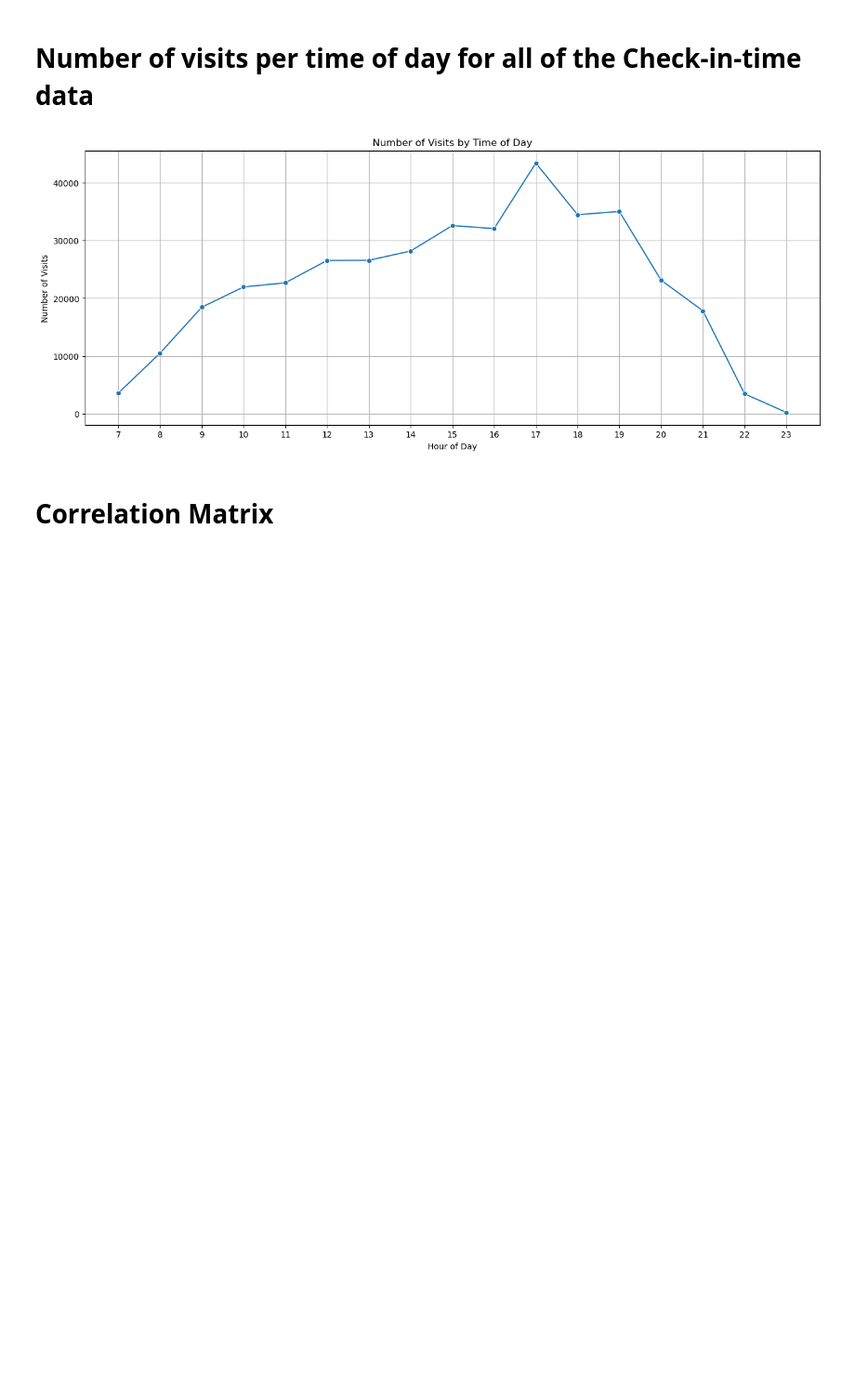
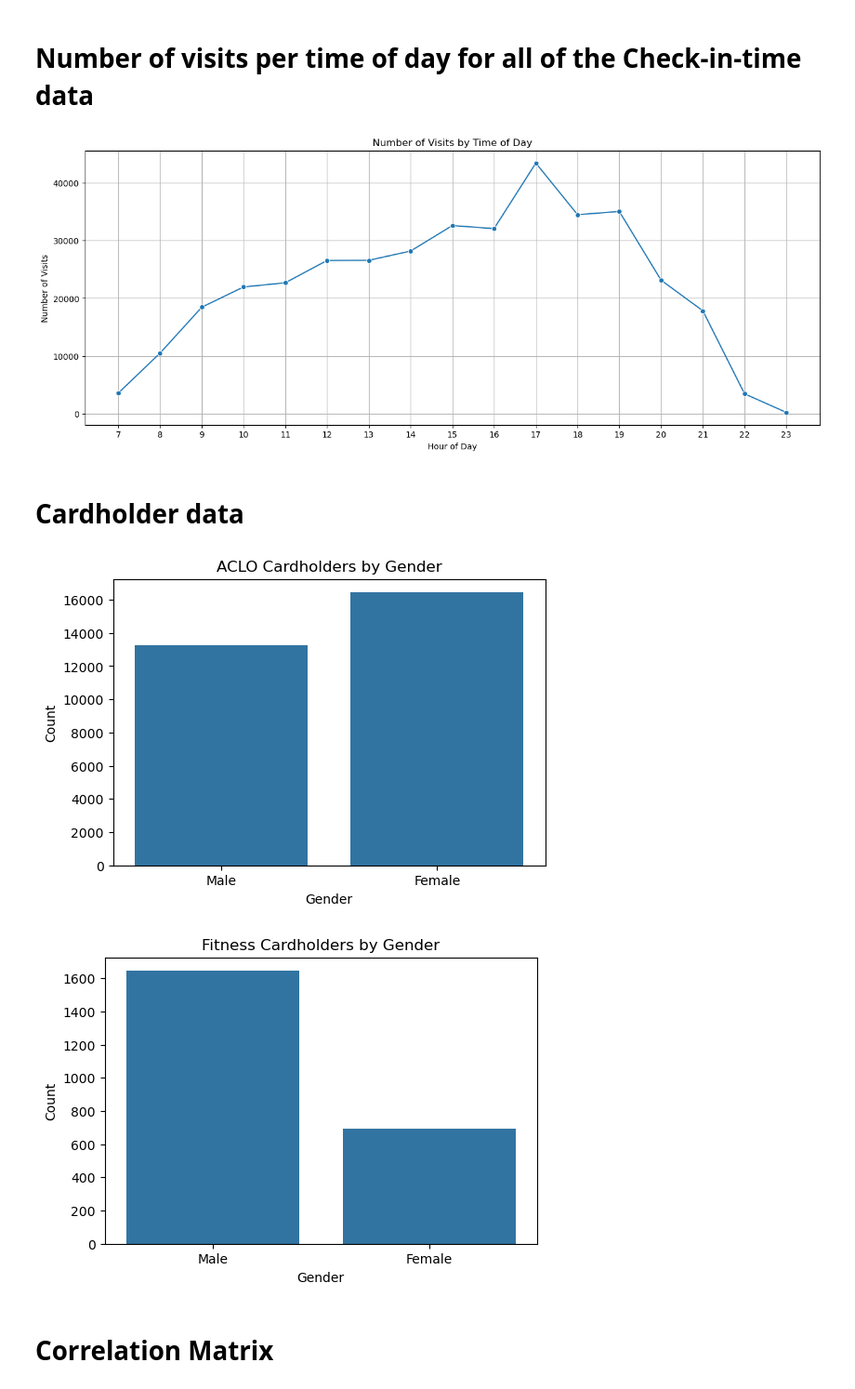
Before and after one commit to korho865/ACLO_project, a Jupyter notebook: ACLO_notebook.ipynb, the cells around one changed output. Shown at 93% size. Drawn from its saved outputs; the diff is of its cells as text; code cells hidden in the pictures; blank space fills up the shorter version.

Commit message:
cardholder data

```diff
--- a/ACLO_notebook.ipynb
+++ b/ACLO_notebook.ipynb
@@ -56,5 +56,44 @@ plt.grid(True)
 plt.show()
 # %% [output]
 [figure]
+# %% [markdown]
+# Cardholder data
+# %%
+cardholders_full = pd.read_csv('data/Cardholders/Kaikki membership tyypit vuodet 2020-2022.csv')
+cardholders_full.describe()
+
+# Separate ACLO and Fitness cardholders
+is_aclo = cardholders_full['Description'].str.contains('ACLO', case=False, na=False)
+is_fitness = cardholders_full['Description'].str.contains('Fitness', case=False, na=False)
+
+aclo_cardholders = cardholders_full[is_aclo]
+fitness_cardholders = cardholders_full[is_fitness]
+
+# Plot count by gender for ACLO cardholders
+aclo_gender_counts = pd.Series({
+    'Male': aclo_cardholders['Gender Male'].notnull().sum(),
+    'Female': aclo_cardholders['Gender Female'].notnull().sum()
+})
+plt.figure(figsize=(6,4))
+sns.barplot(x=aclo_gender_counts.index, y=aclo_gender_counts.values)
+plt.title('ACLO Cardholders by Gender')
+plt.ylabel('Count')
+plt.xlabel('Gender')
+plt.show()
+
+# Plot count by gender for Fitness cardholders
+fitness_gender_counts = pd.Series({
+    'Male': fitness_cardholders['Gender Male'].notnull().sum(),
+    'Female': fitness_cardholders['Gender Female'].notnull().sum()
+})
+plt.figure(figsize=(6,4))
+sns.barplot(x=fitness_gender_counts.index, y=fitness_gender_counts.values)
+plt.title('Fitness Cardholders by Gender')
+plt.ylabel('Count')
+plt.xlabel('Gender')
+plt.show()
+# %% [output]
+[figure, added]
+[figure, added]
 # %% [markdown]
 # Correlation Matrix
```
Also changed, not shown: parts of 3 cells of this notebook, 1 other file.
